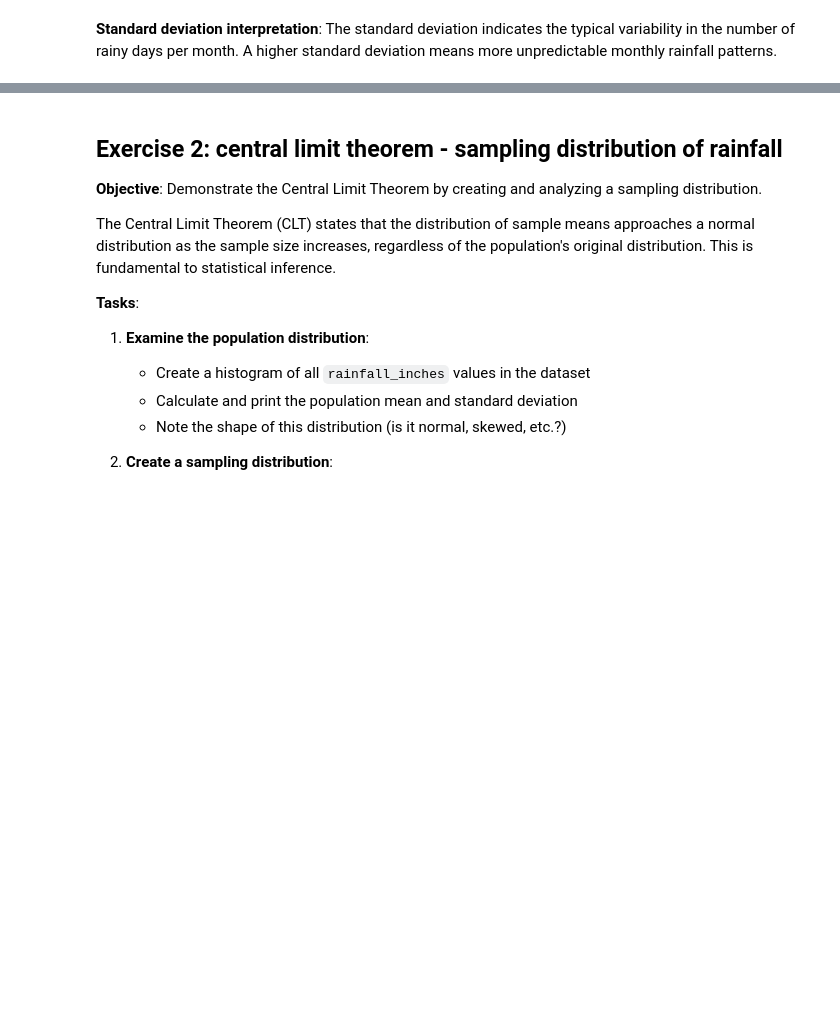
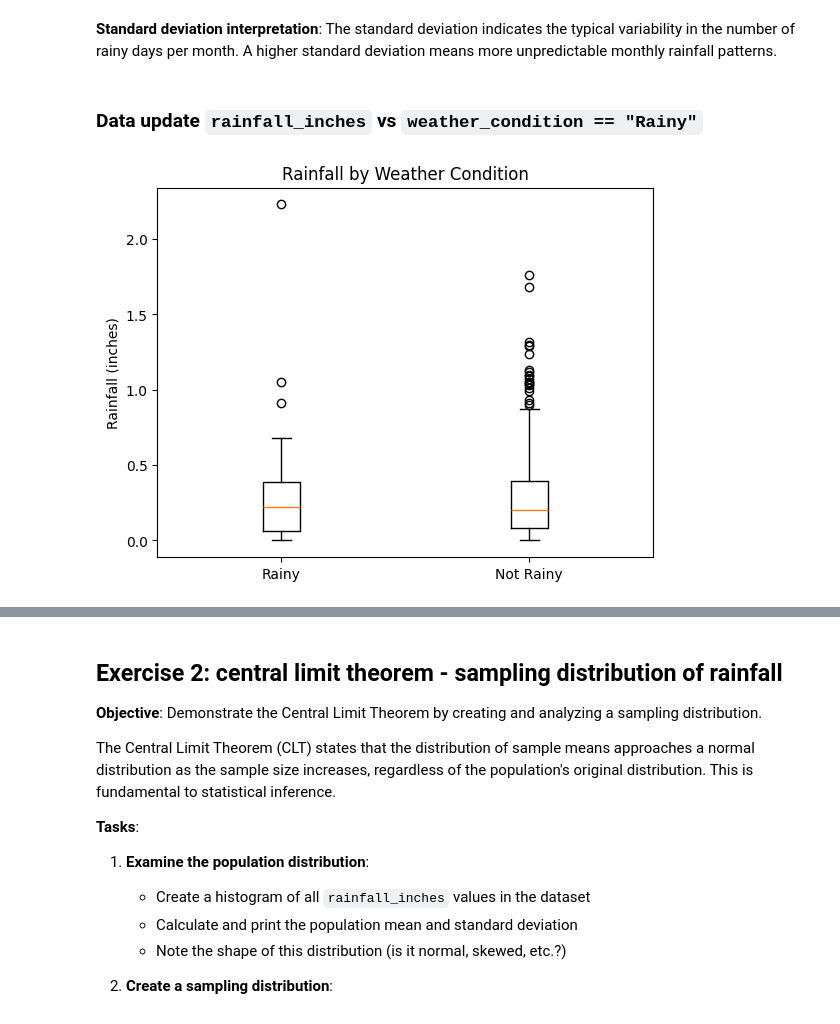
Before and after one commit to gperdrizet/fullstack-2605, a Jupyter notebook: unit-2/lesson-13/lesson-13-activity-solution.ipynb, the cells around one changed output, grey strips where cells are left out. Saved outputs shown, nothing was run; the diff lists cells and outputs as text; code cells hidden in the pictures; blank space fills up the shorter version.

Commit message:
Updated lesson 13 activity solution, fixed rainfall_inches feature

```diff
--- a/unit-2/lesson-13/lesson-13-activity-solution.ipynb
+++ b/unit-2/lesson-13/lesson-13-activity-solution.ipynb
@@ -123,3 +151,15 @@ print(f"Standard deviation: {std_dev:.2f}")
 Standard deviation: 2.17
 # %% [markdown]
 **Standard deviation interpretation**: The standard deviation indicates the typical variability in the number of rainy days per month. A higher standard deviation means more unpredictable monthly rainfall patterns.
+# %% [markdown]
+### Data update `rainfall_inches` vs `weather_condition == "Rainy"`
+# %%
+rainy_rainfall = df.loc[df['weather_condition'] == 'Rainy', 'rainfall_inches']
+non_rainy_rainfall = df.loc[df['weather_condition'] != 'Rainy', 'rainfall_inches']
+
+plt.boxplot([rainy_rainfall, non_rainy_rainfall], tick_labels=['Rainy', 'Not Rainy'])
+plt.ylabel('Rainfall (inches)')
+plt.title('Rainfall by Weather Condition')
+plt.show()
+# %% [output]
+[figure, added]
```
Also changed, not shown: parts of 7 cells of this notebook.
